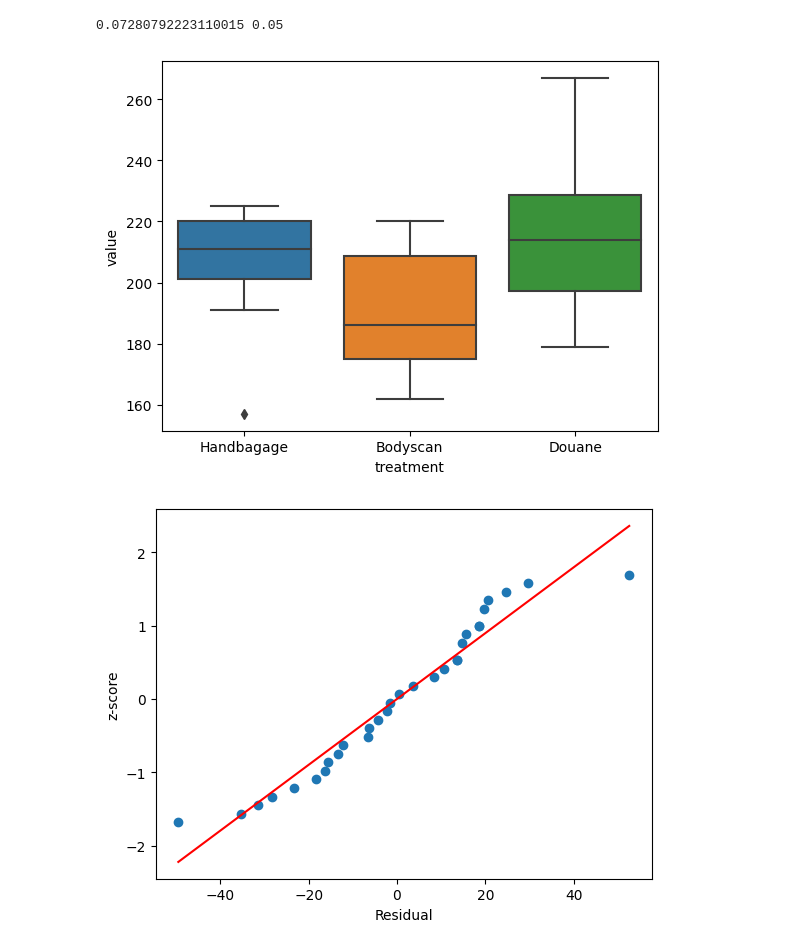
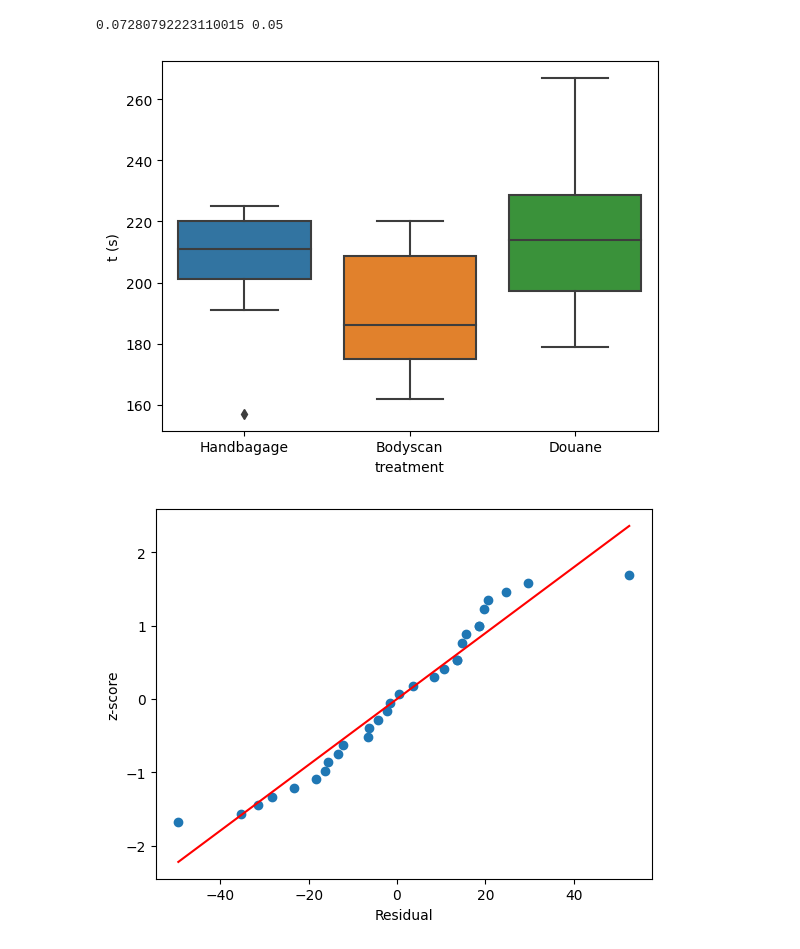
Before and after one commit to R4vante/School, a Jupyter notebook: Statistical Learning/Data Analyse/vliegveld.ipynb, the cells around one changed output. Drawn from its saved outputs; the diff is of its cells as text; code cells hidden in the pictures.

```diff
--- a/Statistical Learning/Data Analyse/vliegveld.ipynb
+++ b/Statistical Learning/Data Analyse/vliegveld.ipynb
@@ -66,9 +66,9 @@ print(pvalue, alpha)
 # %% [output]
 0.07280792223110015 0.05
 # %%
-anova.boxplot()
+anova.boxplot(ylabel="t (s)")
 # %% [output]
-[figure, old version]
+[figure, new version]
 # %%
 anova.norm_plot()
 # %% [output]
```
Also changed, not shown: 8 other files.
